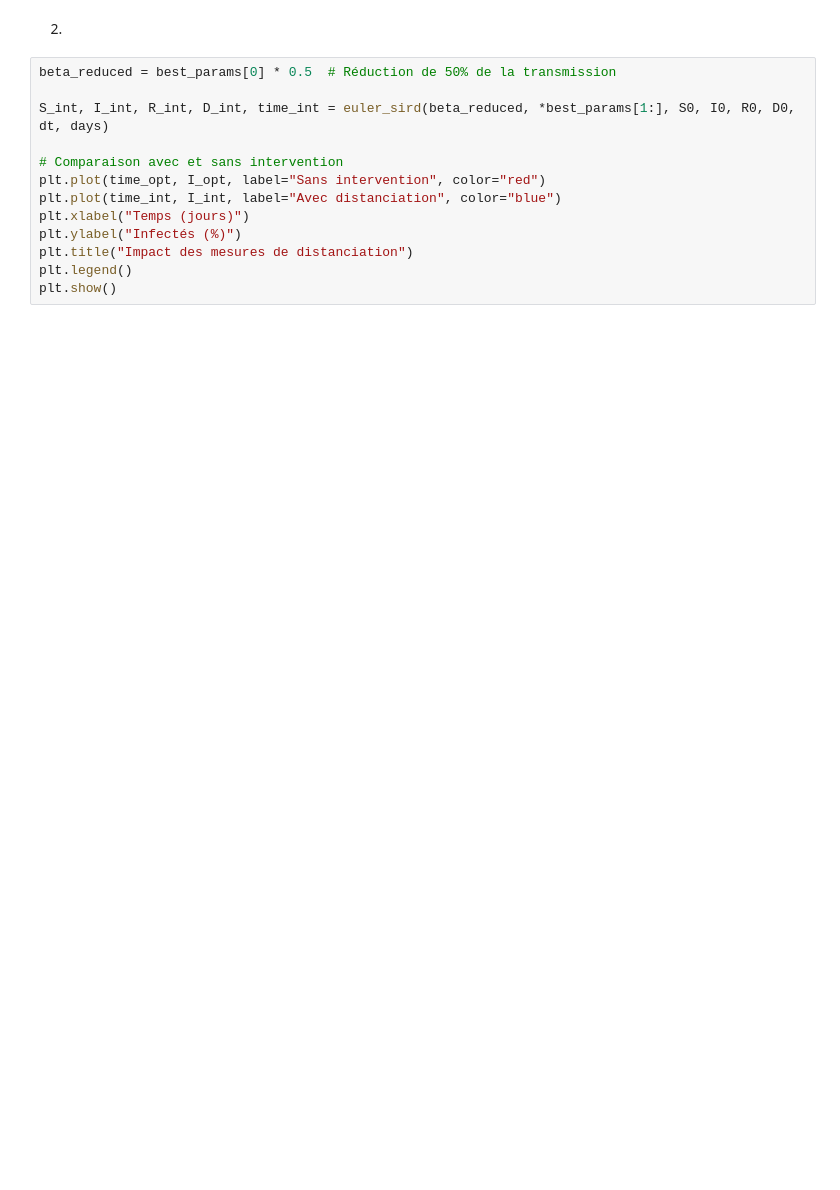
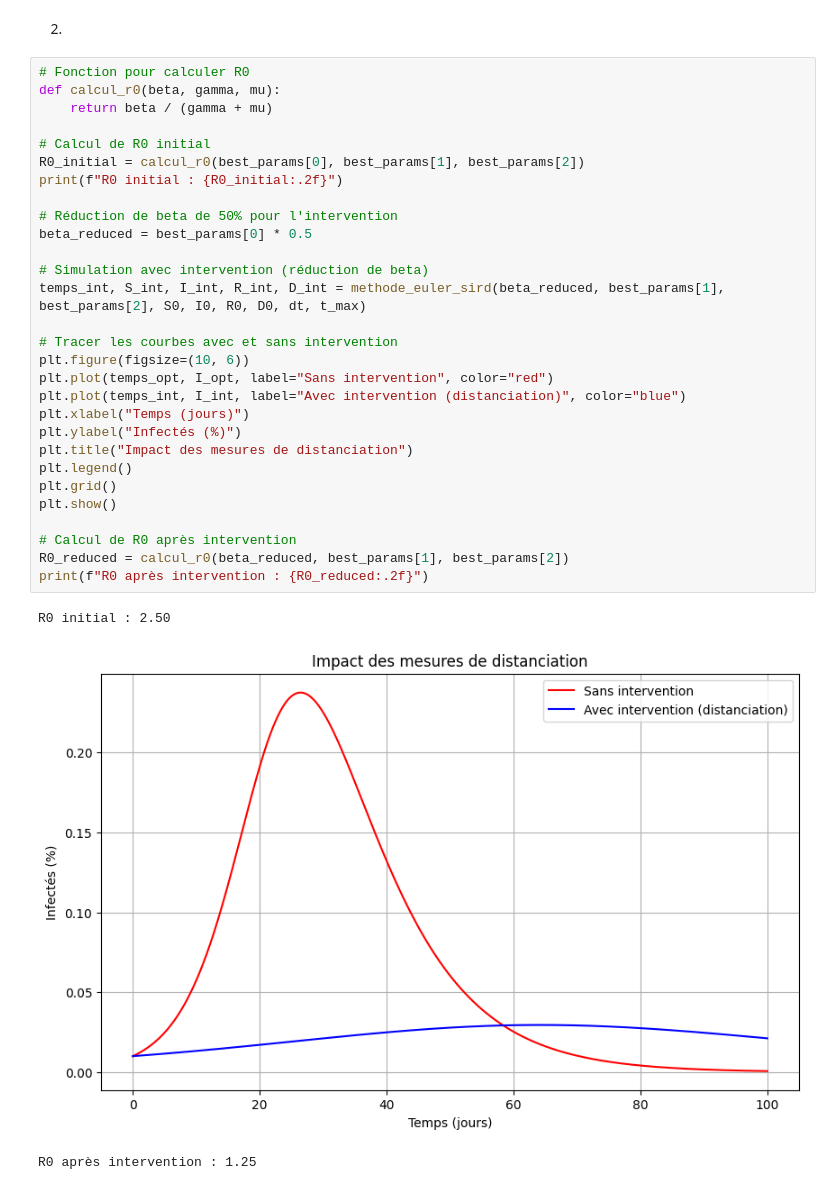
Before and after one commit to Jad-bo/SIRD, a Jupyter notebook: modèle épidémiologique SIRD.ipynb, the cells around one changed output. Saved outputs shown, nothing was run; the diff lists cells and outputs as text; blank space fills up the shorter version.

Commit message:
Add compared scenarios with and without intervention

```diff
--- a/modèle épidémiologique SIRD.ipynb
+++ b/modèle épidémiologique SIRD.ipynb
@@ -206,15 +229,35 @@
 # %% [markdown]
 2.
 # %%
-beta_reduced = best_params[0] * 0.5  # Réduction de 50% de la transmission
+# Fonction pour calculer R0
+def calcul_r0(beta, gamma, mu):
+    return beta / (gamma + mu)
 
-S_int, I_int, R_int, D_int, time_int = euler_sird(beta_reduced, *best_params[1:], S0, I0, R0, D0, dt, days)
+# Calcul de R0 initial
+R0_initial = calcul_r0(best_params[0], best_params[1], best_params[2])
+print(f"R0 initial : {R0_initial:.2f}")
 
-# Comparaison avec et sans intervention
-plt.plot(time_opt, I_opt, label="Sans intervention", color="red")
-plt.plot(time_int, I_int, label="Avec distanciation", color="blue")
+# Réduction de beta de 50% pour l'intervention
+beta_reduced = best_params[0] * 0.5
+
+# Simulation avec intervention (réduction de beta)
+temps_int, S_int, I_int, R_int, D_int = methode_euler_sird(beta_reduced, best_params[1], best_params[2], S0, I0, R0, D0, dt, t_max)
+
+# Tracer les courbes avec et sans intervention
+plt.figure(figsize=(10, 6))
+plt.plot(temps_opt, I_opt, label="Sans intervention", color="red")
+plt.plot(temps_int, I_int, label="Avec intervention (distanciation)", color="blue")
 plt.xlabel("Temps (jours)")
 plt.ylabel("Infectés (%)")
 plt.title("Impact des mesures de distanciation")
 plt.legend()
+plt.grid()
 plt.show()
+
+# Calcul de R0 après intervention
+R0_reduced = calcul_r0(beta_reduced, best_params[1], best_params[2])
+print(f"R0 après intervention : {R0_reduced:.2f}")
+# %% [output]
+R0 initial : 2.50
+[figure, added]
+R0 après intervention : 1.25
```
Also changed, not shown: parts of 10 cells of this notebook, 1 other file.
